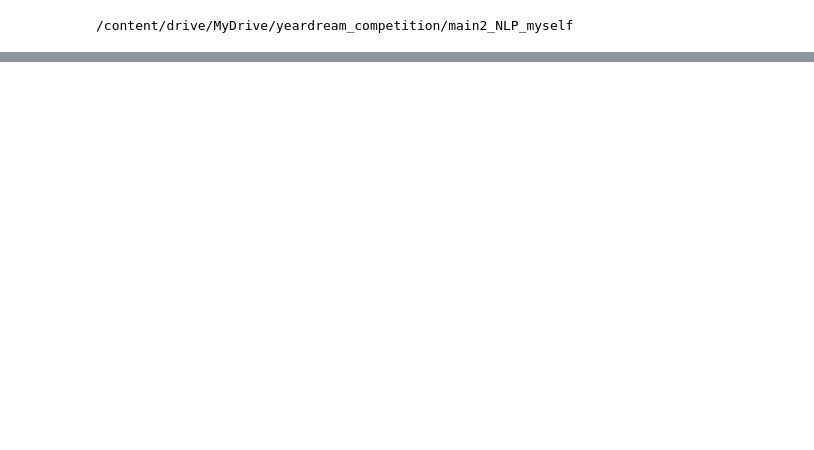
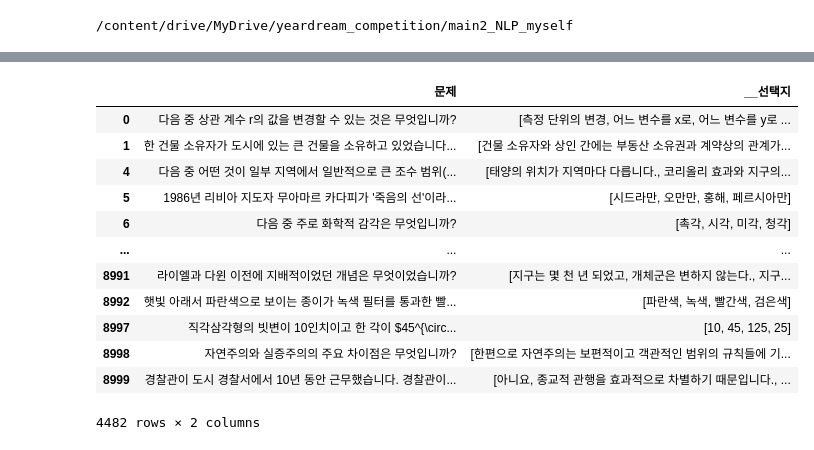
Before and after one commit to YaBBiOn/YEARDREAM_NLP_PROJECT, a Jupyter notebook: yb_work/preprocessing.ipynb, the cells around one changed output, grey strips where cells are left out. Saved outputs shown, nothing was run; the diff lists cells and outputs as text; code cells hidden in the pictures; blank space fills up the shorter version.

```diff
--- a/yb_work/preprocessing.ipynb
+++ b/yb_work/preprocessing.ipynb
@@ -331,0 +171,17 @@ df_p_data.tail(20)
+# %%
+# train[train['cluster'] == 1]['문제'].tolist()
+train[train['cluster'] == 1][['문제', '__선택지']]
+# %% [output]
+|  | 문제 | __선택지 |
+| 0 | 다음 중 상관 계수 r의 값을 변경할 수 있는 것은 무엇입니까? | [측정 단위의 변경, 어느 변수를 x로, 어느 변수를 y로 ... |
+| 1 | 한 건물 소유자가 도시에 있는 큰 건물을 소유하고 있었습니다... | [건물 소유자와 상인 간에는 부동산 소유권과 계약상의 관계가... |
+| 4 | 다음 중 어떤 것이 일부 지역에서 일반적으로 큰 조수 범위(... | [태양의 위치가 지역마다 다릅니다., 코리올리 효과와 지구의... |
+| 5 | 1986년 리비아 지도자 무아마르 카다피가 '죽음의 선'이라... | [시드라만, 오만만, 홍해, 페르시아만] |
+| 6 | 다음 중 주로 화학적 감각은 무엇입니까? | [촉각, 시각, 미각, 청각] |
+| ... | ... | ... |
+| 8991 | 라이엘과 다윈 이전에 지배적이었던 개념은 무엇이었습니까? | [지구는 몇 천 년 되었고, 개체군은 변하지 않는다., 지구... |
+| 8992 | 햇빛 아래서 파란색으로 보이는 종이가 녹색 필터를 통과한 빨... | [파란색, 녹색, 빨간색, 검은색] |
+| 8997 | 직각삼각형의 빗변이 10인치이고 한 각이 $45^{\circ... | [10, 45, 125, 25] |
+| 8998 | 자연주의와 실증주의의 주요 차이점은 무엇입니까? | [한편으로 자연주의는 보편적이고 객관적인 범위의 규칙들에 기... |
+| 8999 | 경찰관이 도시 경찰서에서 10년 동안 근무했습니다. 경찰관이... | [아니요, 종교적 관행을 효과적으로 차별하기 때문입니다., ... |
+4482 rows × 2 columns
```
Also changed, not shown: parts of 64 cells of this notebook, 10 other files.
